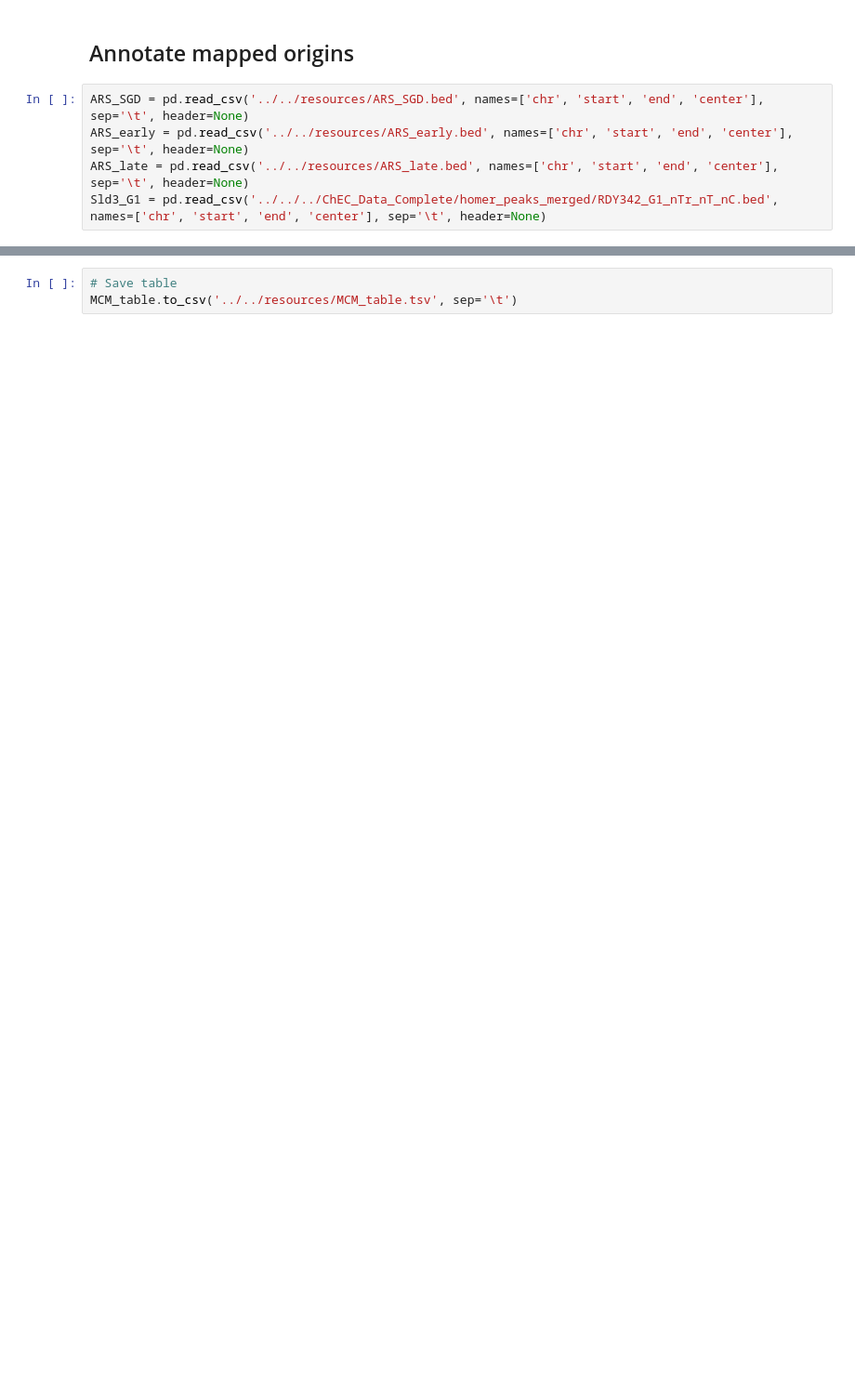
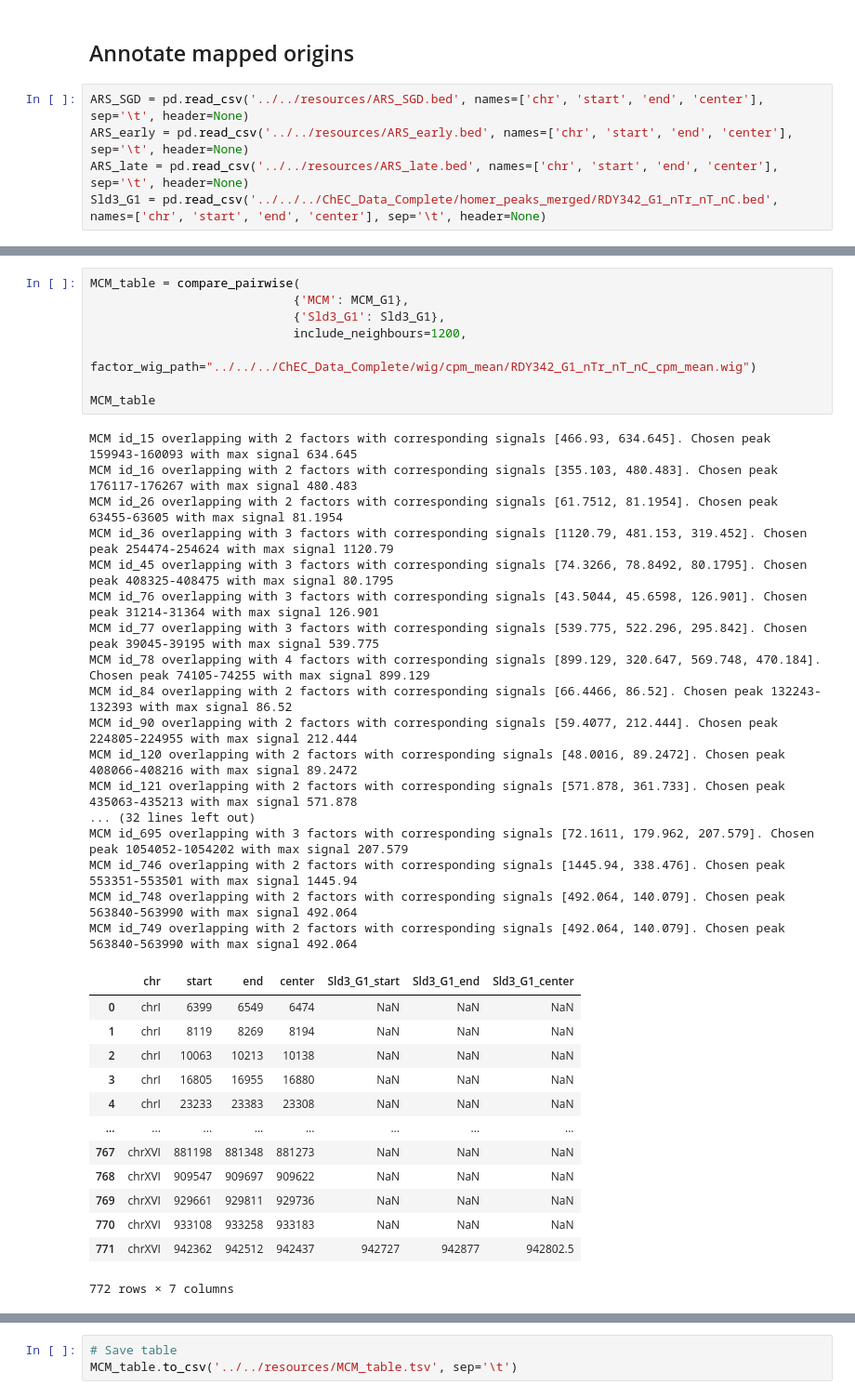
Before and after one commit to plantazja/ChEC_Analysis, a Jupyter notebook: notebooks/origin_analysis/MCM_table.ipynb, the cells around one changed output, grey strips where cells are left out. Shown at 93% size. Drawn from its saved outputs; the diff is of its cells as text; blank space fills up the shorter version.

```diff
--- a/notebooks/origin_analysis/MCM_table.ipynb
+++ b/notebooks/origin_analysis/MCM_table.ipynb
@@ -53,0 +202,39 @@ def check_match(row, factor):
+# %%
+MCM_table = compare_pairwise(
+                            {'MCM': MCM_G1},
+                            {'Sld3_G1': Sld3_G1},
+                            include_neighbours=1200,
+                            factor_wig_path="../../../ChEC_Data_Complete/wig/cpm_mean/RDY342_G1_nTr_nT_nC_cpm_mean.wig")
+
+MCM_table
+# %% [output]
+MCM id_15 overlapping with 2 factors with corresponding signals [466.93, 634.645]. Chosen peak 159943-160093 with max signal 634.645
+MCM id_16 overlapping with 2 factors with corresponding signals [355.103, 480.483]. Chosen peak 176117-176267 with max signal 480.483
+MCM id_26 overlapping with 2 factors with corresponding signals [61.7512, 81.1954]. Chosen peak 63455-63605 with max signal 81.1954
+MCM id_36 overlapping with 3 factors with corresponding signals [1120.79, 481.153, 319.452]. Chosen peak 254474-254624 with max signal 1120.79
+MCM id_45 overlapping with 3 factors with corresponding signals [74.3266, 78.8492, 80.1795]. Chosen peak 408325-408475 with max signal 80.1795
+MCM id_76 overlapping with 3 factors with corresponding signals [43.5044, 45.6598, 126.901]. Chosen peak 31214-31364 with max signal 126.901
+MCM id_77 overlapping with 3 factors with corresponding signals [539.775, 522.296, 295.842]. Chosen peak 39045-39195 with max signal 539.775
+MCM id_78 overlapping with 4 factors with corresponding signals [899.129, 320.647, 569.748, 470.184]. Chosen peak 74105-74255 with max signal 899.129
+MCM id_84 overlapping with 2 factors with corresponding signals [66.4466, 86.52]. Chosen peak 132243-132393 with max signal 86.52
+MCM id_90 overlapping with 2 factors with corresponding signals [59.4077, 212.444]. Chosen peak 224805-224955 with max signal 212.444
+MCM id_120 overlapping with 2 factors with corresponding signals [48.0016, 89.2472]. Chosen peak 408066-408216 with max signal 89.2472
+MCM id_121 overlapping with 2 factors with corresponding signals [571.878, 361.733]. Chosen peak 435063-435213 with max signal 571.878
+... (32 lines left out)
+MCM id_695 overlapping with 3 factors with corresponding signals [72.1611, 179.962, 207.579]. Chosen peak 1054052-1054202 with max signal 207.579
+MCM id_746 overlapping with 2 factors with corresponding signals [1445.94, 338.476]. Chosen peak 553351-553501 with max signal 1445.94
+MCM id_748 overlapping with 2 factors with corresponding signals [492.064, 140.079]. Chosen peak 563840-563990 with max signal 492.064
+MCM id_749 overlapping with 2 factors with corresponding signals [492.064, 140.079]. Chosen peak 563840-563990 with max signal 492.064
+|  | chr | start | end | center | Sld3_G1_start | Sld3_G1_end | Sld3_G1_center |
+| 0 | chrI | 6399 | 6549 | 6474 | NaN | NaN | NaN |
+| 1 | chrI | 8119 | 8269 | 8194 | NaN | NaN | NaN |
+| 2 | chrI | 10063 | 10213 | 10138 | NaN | NaN | NaN |
+| 3 | chrI | 16805 | 16955 | 16880 | NaN | NaN | NaN |
+| 4 | chrI | 23233 | 23383 | 23308 | NaN | NaN | NaN |
+| ... | ... | ... | ... | ... | ... | ... | ... |
+| 767 | chrXVI | 881198 | 881348 | 881273 | NaN | NaN | NaN |
+| 768 | chrXVI | 909547 | 909697 | 909622 | NaN | NaN | NaN |
+| 769 | chrXVI | 929661 | 929811 | 929736 | NaN | NaN | NaN |
+| 770 | chrXVI | 933108 | 933258 | 933183 | NaN | NaN | NaN |
+| 771 | chrXVI | 942362 | 942512 | 942437 | 942727 | 942877 | 942802.5 |
+772 rows × 7 columns
```
Also changed, not shown: parts of 20 cells of this notebook, 3 other files.
